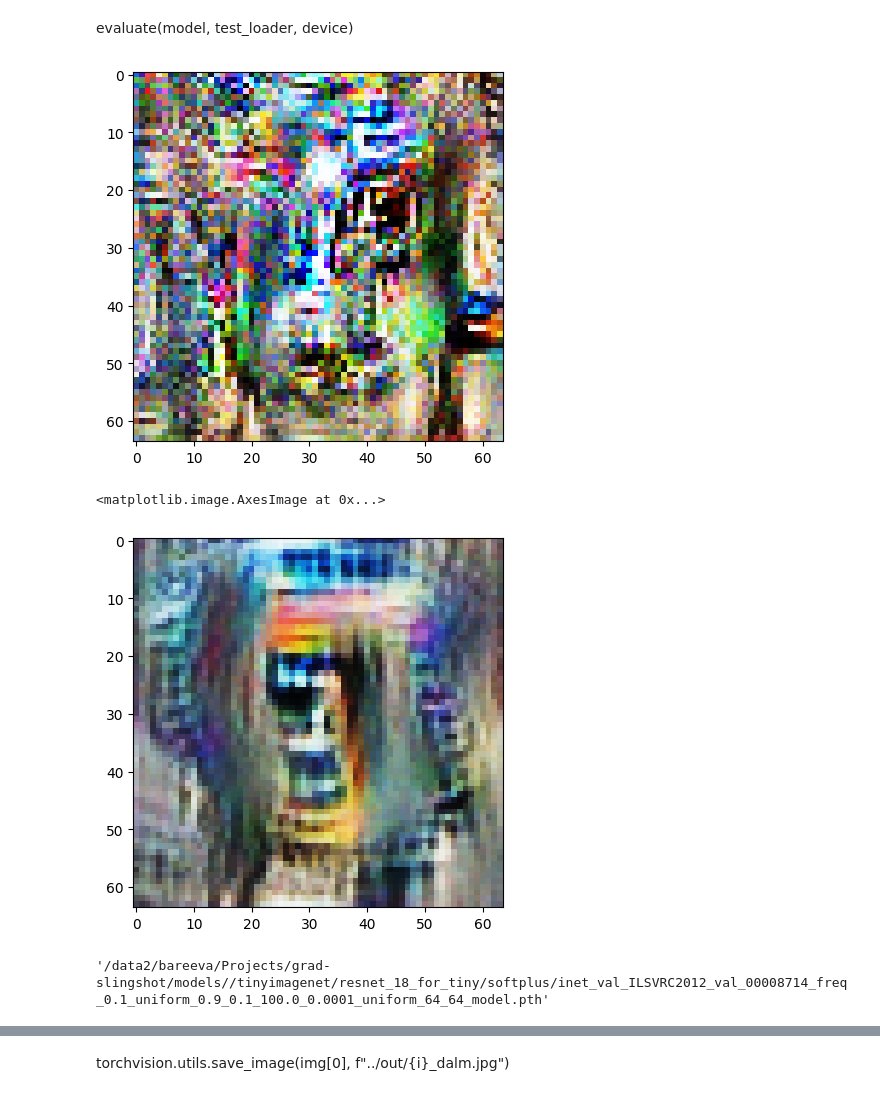
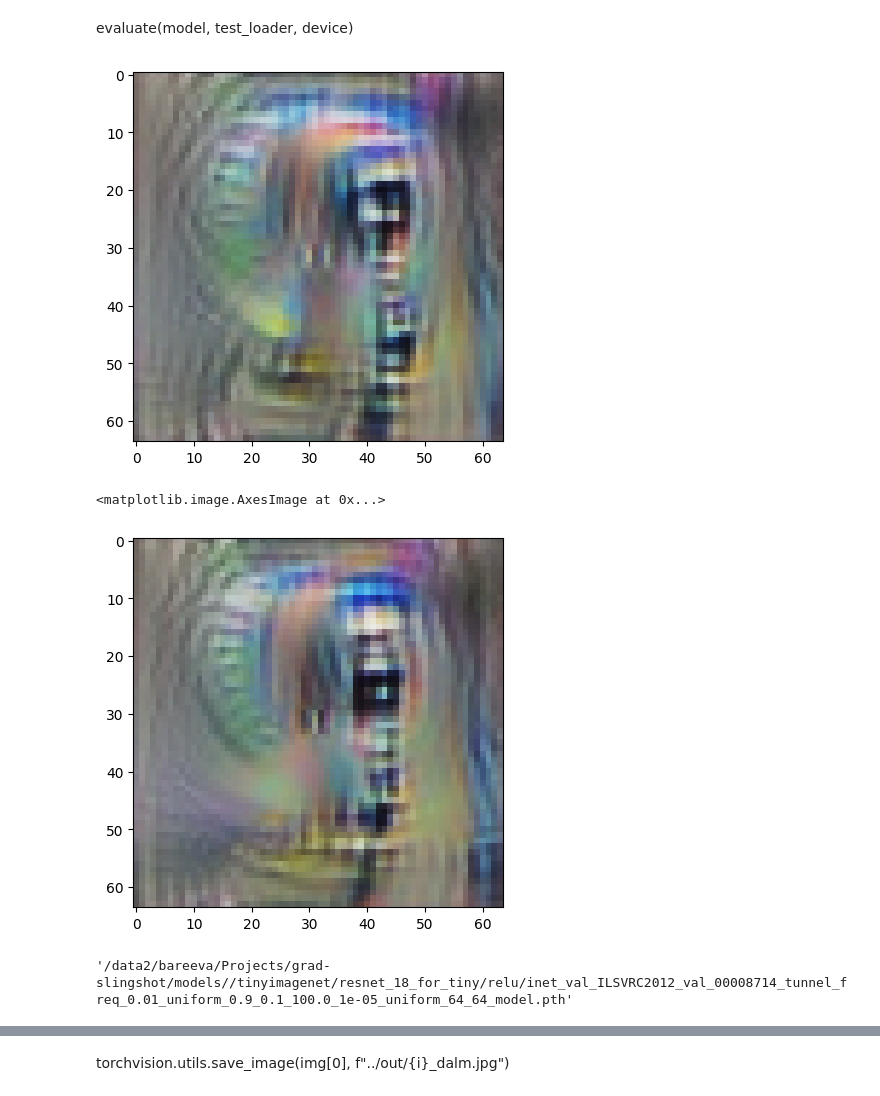
Before and after one commit to dilyabareeva/grad_slingshot, a Jupyter notebook: notebooks/before_after.ipynb, the cells around one changed output, grey strips where cells are left out. Saved outputs shown, nothing was run; the diff lists cells and outputs as text; code cells hidden in the pictures.

```diff
--- a/notebooks/before_after.ipynb
+++ b/notebooks/before_after.ipynb
@@ -15,7 +15,7 @@ Pre-epochs for data2/bareeva/Projects/man_am//miniimagenet/relu/dalmatian_exp_fr
 # %%
 with initialize(version_base=None, config_path="../config"):
     cfg = compose(
-        config_name="config",
+        config_name="config_many_images",
         overrides=[
         ],
     )
@@ -130,32 +130,32 @@ model.eval()
 dreamer = Dreamer(model, device=device)
 null_transforms = transforms.Compose([])
 dreamer.set_custom_transforms(null_transforms)
-# dreamer.set_custom_transforms(transforms.Compose(image_transforms))
+dreamer.set_custom_transforms(transforms.Compose(image_transforms))
 # %% [markdown]
 
 evaluate(model, test_loader, device)
 # %%
 image_param = dreamer.render(
     layers=[model.__getattr__(default_layer_str)],
     custom_func=my_custom_func,
     width=image_dims,
     height=image_dims,
-    iters=500,
+    iters=1000,
     image_parameter=image_parameter,
-    lr=0.01,
+    lr=0.001,
 )
 
 plt.imshow(image_param)
 plt.show()
 # %% [output]
-[figure, old version]
+[figure, new version]
 # %%
 img, _, tstart = feature_visualisation(
     net=model,
     noise_dataset=noise_dataset,
     man_index=128,
-    lr=0.01,
-    n_steps=200,
+    lr=0.001,
+    n_steps=1000,
     init_mean=torch.tensor([]),
     save_list=[],
     tf=transforms.Compose(image_transforms),
@@ -167,7 +167,7 @@ img, _, tstart = feature_visualisation(
 plt.imshow(img[0].permute(1, 2, 0).detach().cpu().numpy())
 # %% [output]
 <matplotlib.image.AxesImage at 0x...>
-[figure, old version]
+[figure, new version]
 # %%
 image_parameter = AutoImageParam(
     height=image_dims, width=image_dims, device=device, standard_deviation=fv_sd * 0.1
@@ -214,7 +214,7 @@ path = "{}/{}/{}/{}/{}_{}_{}_{}_{}_{}_{}_{}_{}_{}_{}_model.pth".format(
 # %%
 path
 # %% [output]
-'/data2/bareeva/Projects/grad-slingshot/models//tinyimagenet/resnet_18_for_tiny/softplus/inet_val_ILSVRC2012_val_00008714_freq_0.1_uniform_0.9_0.1_100.0_0.0001_uniform_64_64_model.pth'
+'/data2/bareeva/Projects/grad-slingshot/models//tinyimagenet/resnet_18_for_tiny/relu/inet_val_ILSVRC2012_val_00008714_tunnel_freq_0.01_uniform_0.9_0.1_100.0_1e-05_uniform_64_64_model.pth'
 # %%
 from core.forward_hook import get_nested_attr
 
```
Also changed, not shown: parts of 6 cells of this notebook, 3 other files.
